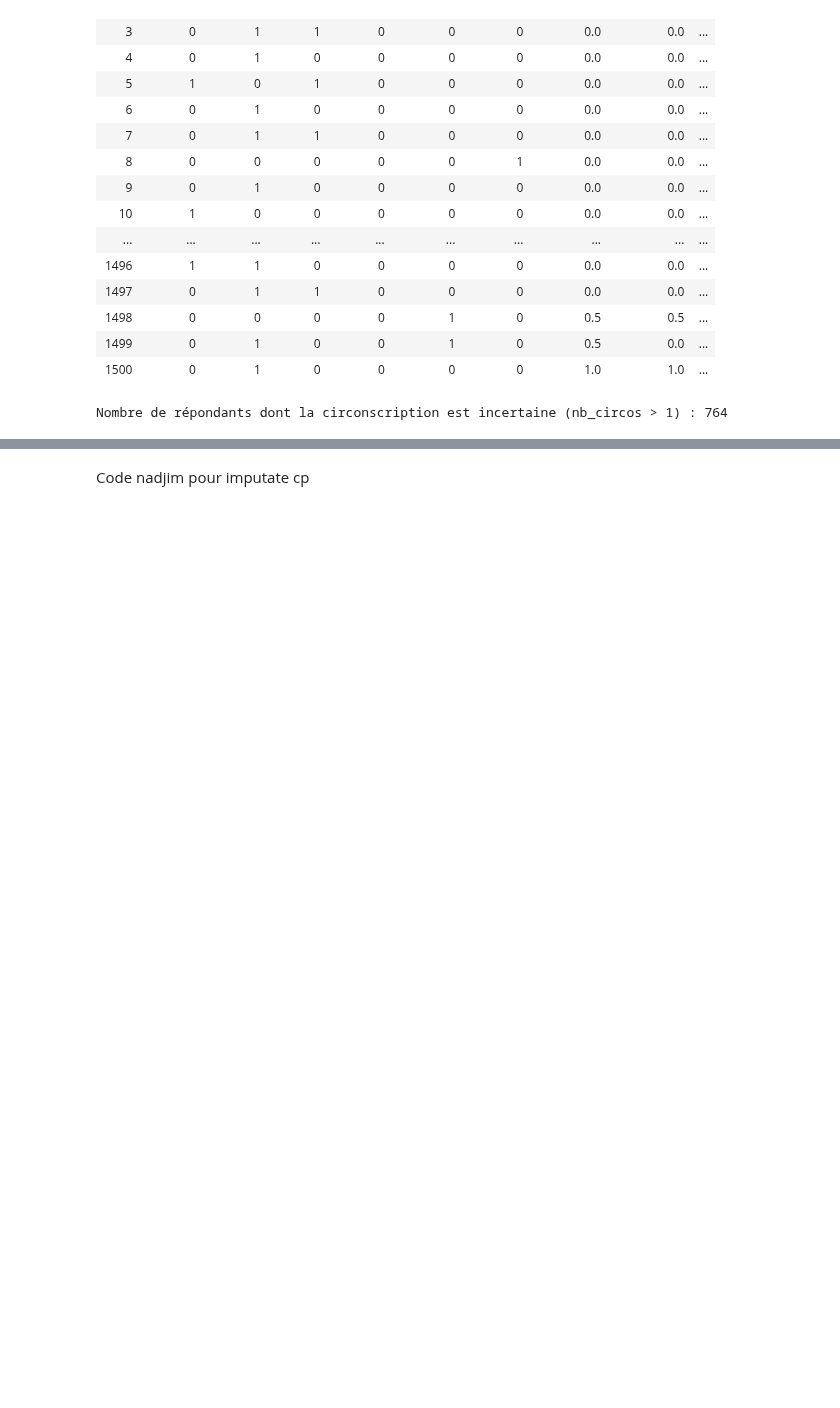
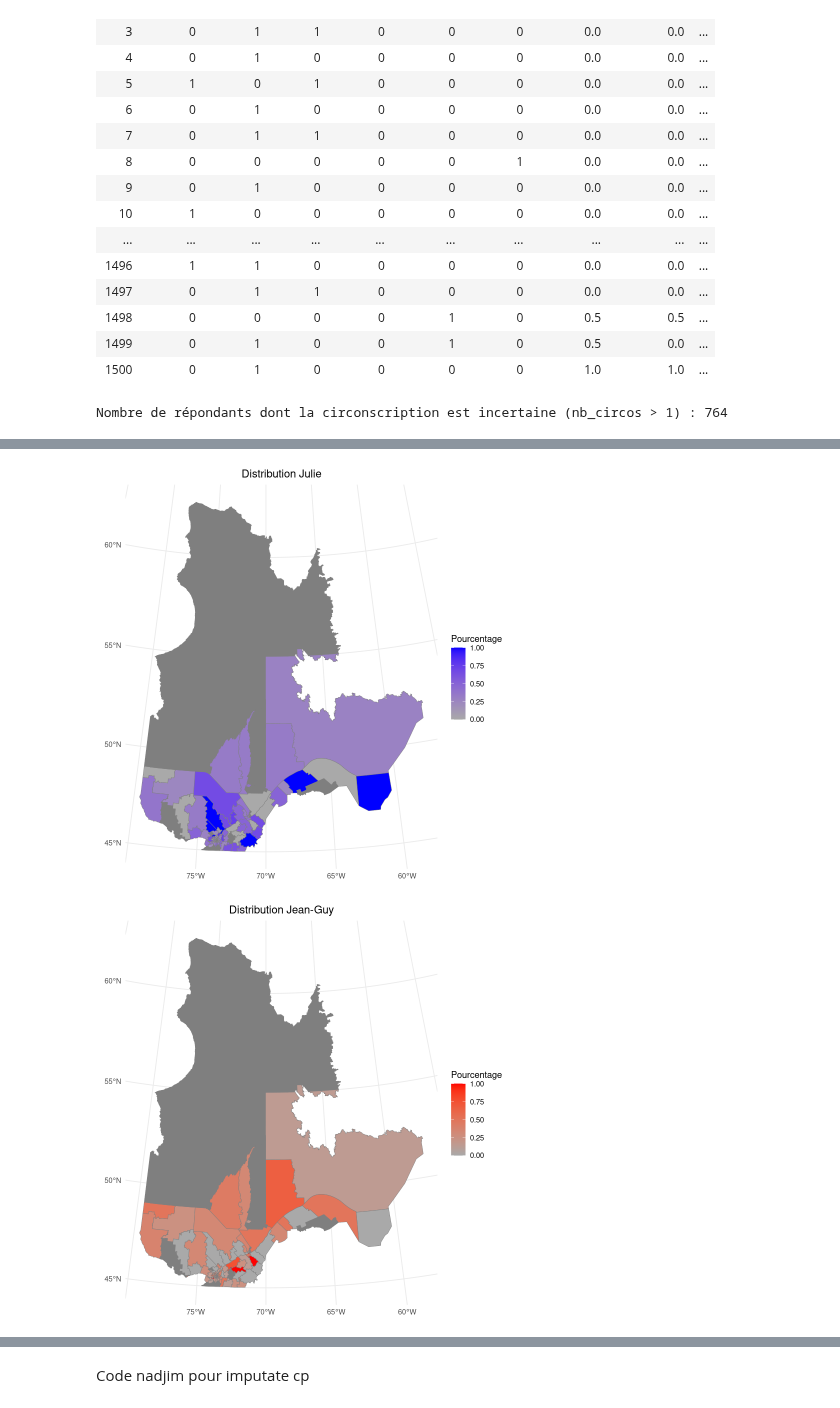
Before and after one commit to clessn/datagotchi_federal_2024, a Jupyter notebook: albou558/qc_2022/03_02-3_desc-geographique.ipynb, the cells around one changed output, grey strips where cells are left out. Drawn from its saved outputs; the diff is of its cells as text; code cells hidden in the pictures; blank space fills up the shorter version.

Commit message:
carte distribution

```diff
--- a/albou558/qc_2022/03_02-3_desc-geographique.ipynb
+++ b/albou558/qc_2022/03_02-3_desc-geographique.ipynb
@@ -278,0 +392,56 @@ Nombre de répondants dont la circonscription est incertaine (nb_circos > 1) : 7
+# %%
+
+# --- 3. Joindre ces agrégations au shapefile ---
+# Dans votre shapefile 'shp', la variable identifiant la circonscription est supposée être NM_CEP.
+# Pour chaque cluster, on joint la data frame correspondante.
+list_shp_cluster <- lapply(1:6, function(i) {
+  cluster_name <- paste0("cluster_", i)
+  shp_single %>%
+    left_join(list_cluster_dfs[[cluster_name]],
+              by = c("NM_CEP" = "circonscription"))
+})
+names(list_shp_cluster) <- paste0("cluster_", 1:6)
+# %%
+# --- 4. Définir une couleur haute spécifique par cluster ---
+cluster_colors <- c(
+  "cluster_1" = "blue",
+  "cluster_2" = "red",
+  "cluster_3" = "green",
+  "cluster_4" = "purple",
+  "cluster_5" = "orange",
+  "cluster_6" = "brown"
+)
+
+# --- 5. Définir des titres personnalisés pour chaque cluster ---
+cluster_titles <- c(
+  "cluster_1" = "Julie",
+  "cluster_2" = "Jean-Guy",
+  "cluster_3" = "Mélanie",
+  "cluster_4" = "Karim",
+  "cluster_5" = "Charlie",
+  "cluster_6" = "Jacques"
+)
+
+# --- 6. Créer un graphique pour chaque cluster sans afficher les noms des circonscriptions ---
+plots <- lapply(1:6, function(i) {
+  cluster_name <- paste0("cluster_", i)
+  df <- list_shp_cluster[[cluster_name]]
+  ggplot() +
+    geom_sf(data = df, aes(fill = percentage), color = "grey50", size = 0.3) +
+    scale_fill_gradient(
+      low = "darkgrey",
+      high = cluster_colors[cluster_name],
+      name = "Pourcentage"
+    ) +
+    ggtitle(paste("Distribution", cluster_titles[cluster_name])) +
+    theme_minimal() +
+    theme(plot.title = element_text(hjust = 0.5))
+})
+
+# --- 7. Afficher chacun des graphiques individuellement ---
+for (p in plots) {
+  print(p)
+}
+# %% [output]
+[figure, added]
+[figure, added]
```
Also changed, not shown: parts of 9 cells of this notebook.
